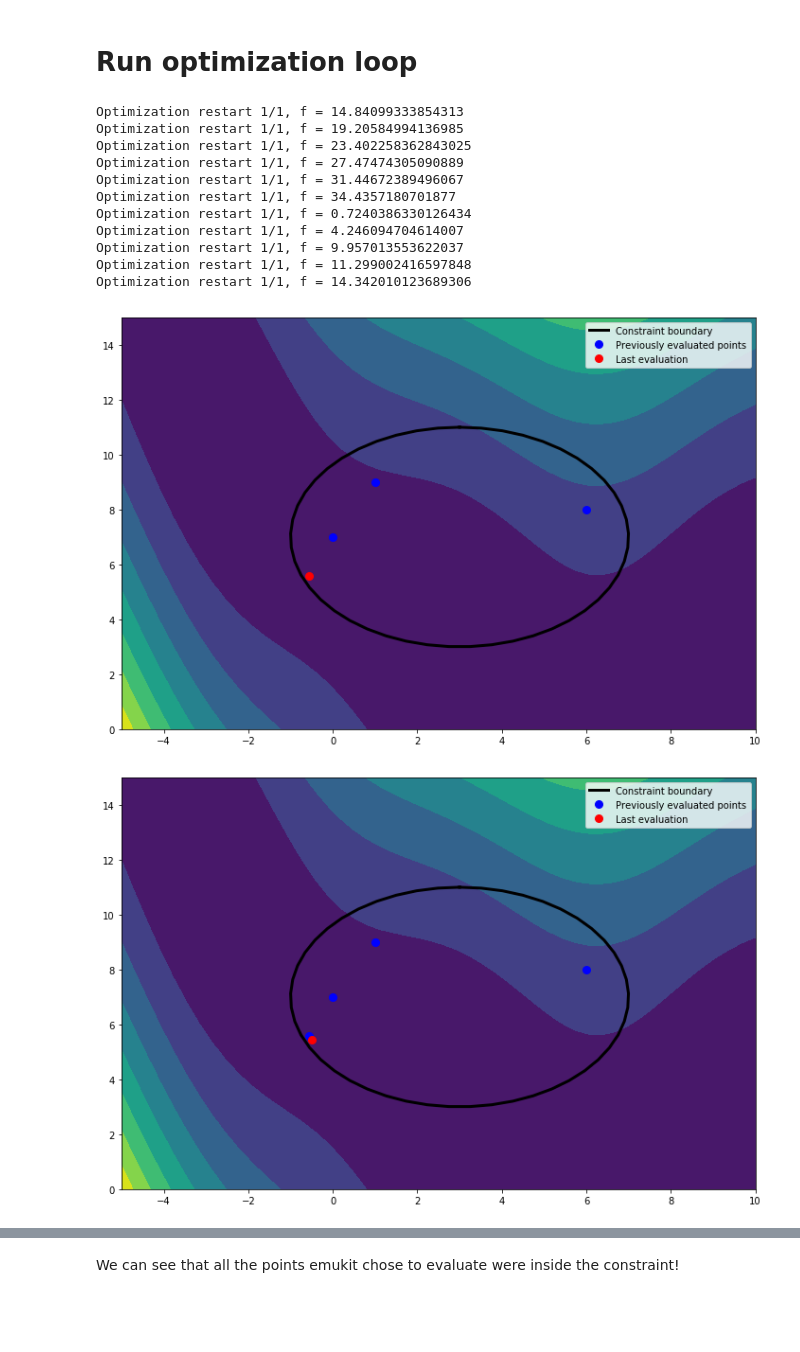
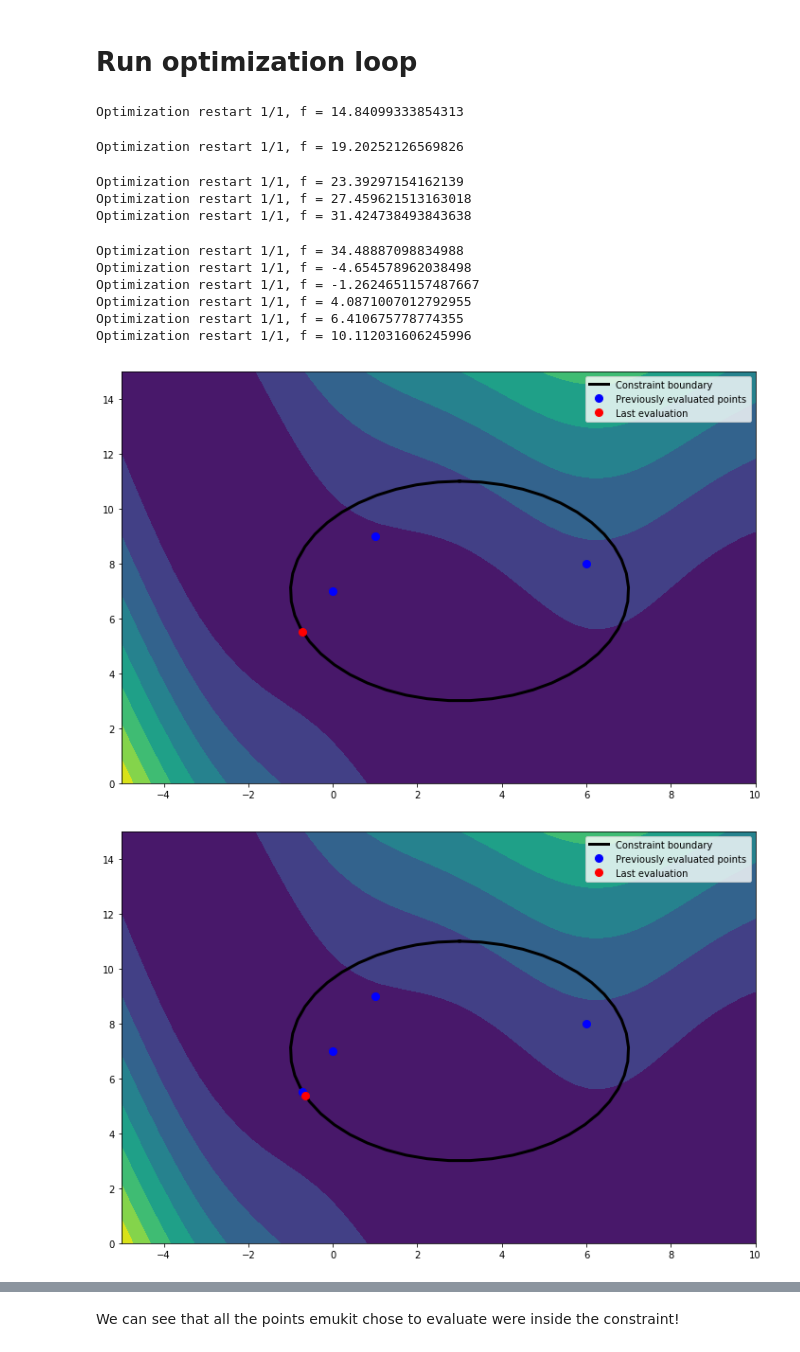
Before and after one commit to EmuKit/emukit, a Jupyter notebook: notebooks/Emukit-constrained-optimization.ipynb, the cells around one changed output, grey strips where cells are left out. Cells and saved outputs as stored; diff of their text form; code cells hidden in the pictures; blank space fills up the shorter version.

Commit message:
Inequality constraints in parameter space (#212)

```diff
--- a/notebooks/Emukit-constrained-optimization.ipynb
+++ b/notebooks/Emukit-constrained-optimization.ipynb
@@ -34,7 +26,7 @@ Define constraints as a circle of raidus 4 centred at (3, 7).
 # %%
 import numpy as np
 constraint_radius = 4
-constraint_fcn = lambda x: 10 * (-(x[:, 0] - 3)**2 - (x[:, 1] - 7)**2 + constraint_radius ** 2)[:, None]
+constraint_fcn = lambda x: 10 * (-(x[0] - 3)**2 - (x[1] - 7)**2 + constraint_radius ** 2)
 
 optimum = np.array([[-np.pi, 12.275], [np.pi, 2.275], [9.42478, 2.475]])
 # %% [markdown]
@@ -80,13 +72,7 @@ This class represents the $\sigma\left(g\left(\mathbf{x}\right)\right)$ part of
 # %%
 from emukit.core.acquisition import Acquisition
+from emukit.core.constraints import NonlinearInequalityConstraint
 from scipy.special import expit # expit is scipy's sigmoid function
-class ConstraintAcquisition(Acquisition):
-    def __init__(self, constraint_fcn):
-        self.constraint_fcn = constraint_fcn
 
-    def evaluate(self, x):
-        return expit(self.constraint_fcn(x))
-
-    @property
-    def has_gradients(self):
-        return False
+constraints = [NonlinearInequalityConstraint(constraint_fcn, 0, np.inf)]
+space.constraints = constraints
@@ -111,21 +96,28 @@ def plot_progress(loop, loop_state):
 # %% [markdown]
 # Run optimization loop
 # %%
-bo_loop = BayesianOptimizationLoop(space, emukit_model, augmented_acquisition)
+from emukit.bayesian_optimization.loops import BayesianOptimizationLoop
+from emukit.core.optimization import GradientAcquisitionOptimizer
+
+# Create acquisition optimizer with constraints
+acquisition_optimizer = GradientAcquisitionOptimizer(space)
+
+# Make BO loop
+bo_loop = BayesianOptimizationLoop(space, emukit_model, ei, acquisition_optimizer=acquisition_optimizer)
 # append plot_progress function to iteration end event
 bo_loop.iteration_end_event.append(plot_progress)
 bo_loop.run_loop(fcn, 10)
 # %% [output]
 Optimization restart 1/1, f = 14.84099333854313
-Optimization restart 1/1, f = 19.20584994136985
-Optimization restart 1/1, f = 23.402258362843025
-Optimization restart 1/1, f = 27.47474305090889
-Optimization restart 1/1, f = 31.44672389496067
-Optimization restart 1/1, f = 34.4357180701877
-Optimization restart 1/1, f = 0.7240386330126434
-Optimization restart 1/1, f = 4.246094704614007
-Optimization restart 1/1, f = 9.957013553622037
-Optimization restart 1/1, f = 11.299002416597848
-Optimization restart 1/1, f = 14.342010123689306
+Optimization restart 1/1, f = 19.20252126569826
+Optimization restart 1/1, f = 23.39297154162139
+Optimization restart 1/1, f = 27.459621513163018
+Optimization restart 1/1, f = 31.424738493843638
+Optimization restart 1/1, f = 34.48887098834988
+Optimization restart 1/1, f = -4.654578962038498
+Optimization restart 1/1, f = -1.2624651157487667
+Optimization restart 1/1, f = 4.0871007012792955
+Optimization restart 1/1, f = 6.410675778774355
+Optimization restart 1/1, f = 10.112031606245996
-[figure, old version]
+[figure, new version]
-[figure, old version]
+[figure, new version]
```
Also changed, not shown: parts of 7 cells of this notebook, 11 other files.
